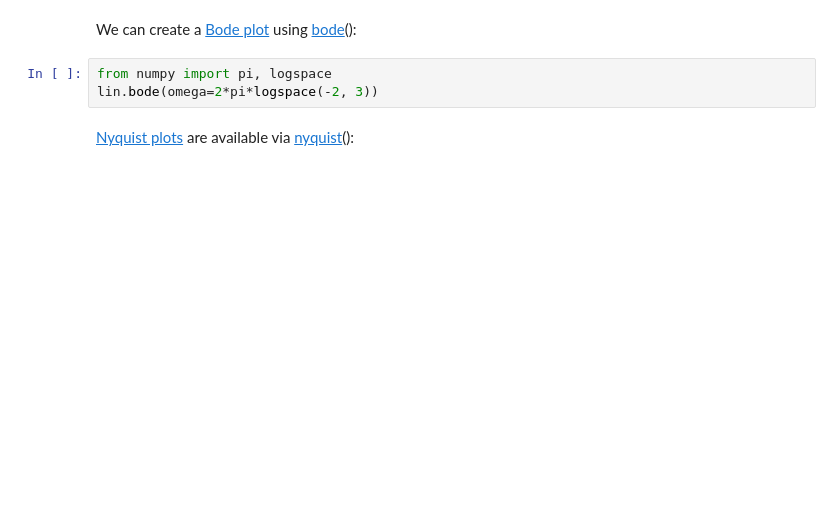
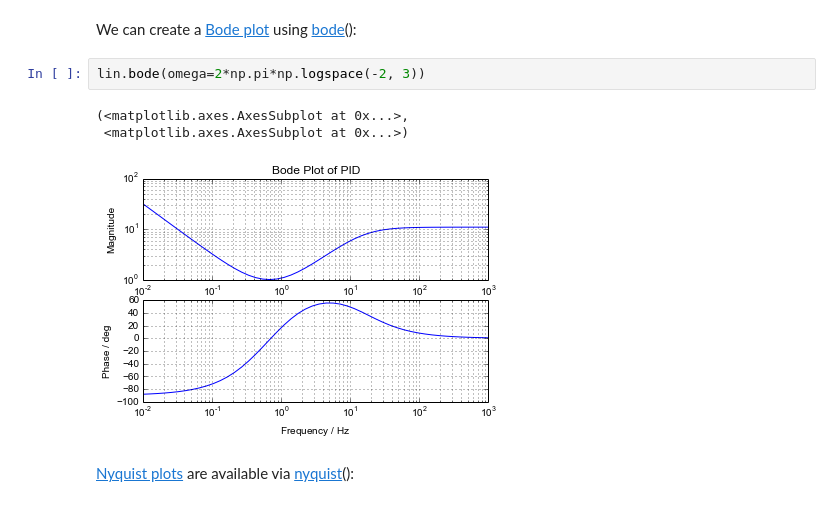
Before and after one commit to kdavies4/ModelicaRes, a Jupyter notebook: examples/tutorial.ipynb, the cells around one changed output. Drawn from its saved outputs; the diff is of its cells as text; blank space fills up the shorter version.

```diff
--- a/examples/tutorial.ipynb
+++ b/examples/tutorial.ipynb
@@ -168,8 +220,11 @@ lin.sys.A
 # %% [markdown]
 We can create a [Bode plot](http://en.wikipedia.org/wiki/Bode_plot) using [bode](http://kdavies4.github.io/ModelicaRes/linres.html#modelicares.linres.LinRes.bode)():
 # %%
-from numpy import pi, logspace
-lin.bode(omega=2*pi*logspace(-2, 3))
+lin.bode(omega=2*np.pi*np.logspace(-2, 3))
+# %% [output]
+(<matplotlib.axes.AxesSubplot at 0x...>,
+ <matplotlib.axes.AxesSubplot at 0x...>)
+[figure, added]
 # %% [markdown]
 [Nyquist plots](http://en.wikipedia.org/wiki/Nyquist_plot) are available via [nyquist](http://kdavies4.github.io/ModelicaRes/linres.html#modelicares.linres.LinRes.nyquist)():
 # %%
```
Also changed, not shown: parts of 18 cells of this notebook, 6 other files.
